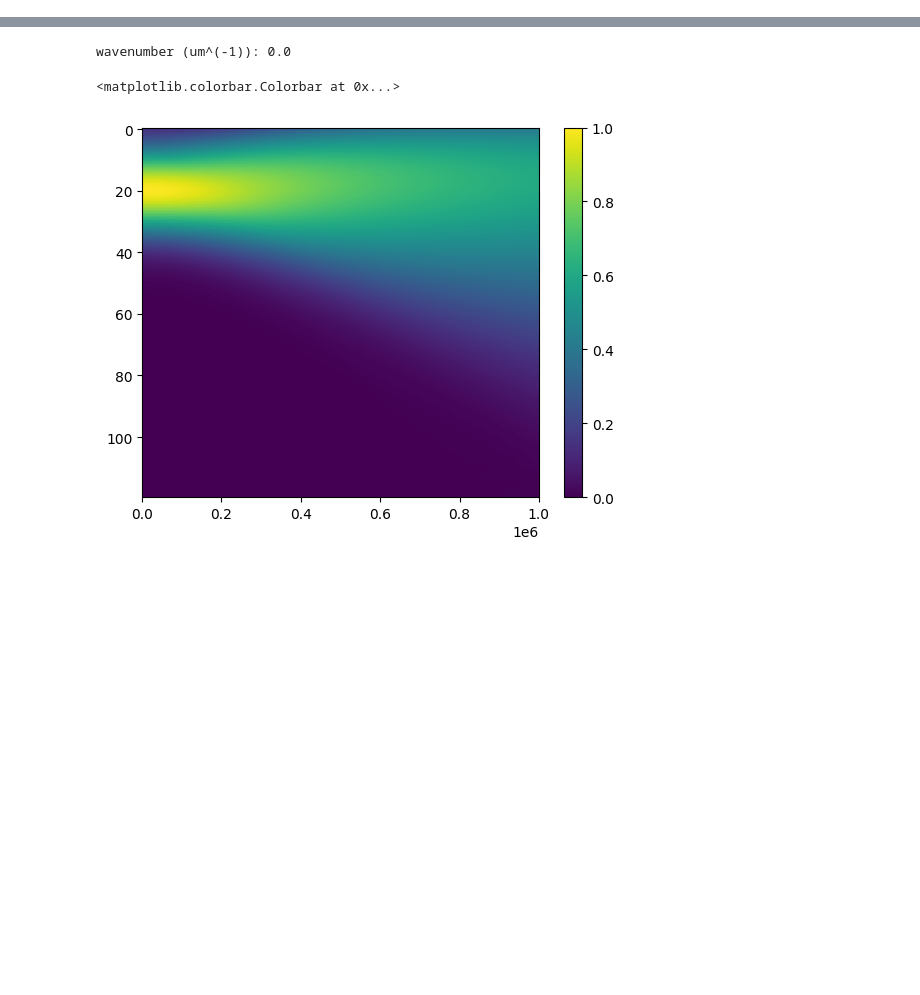
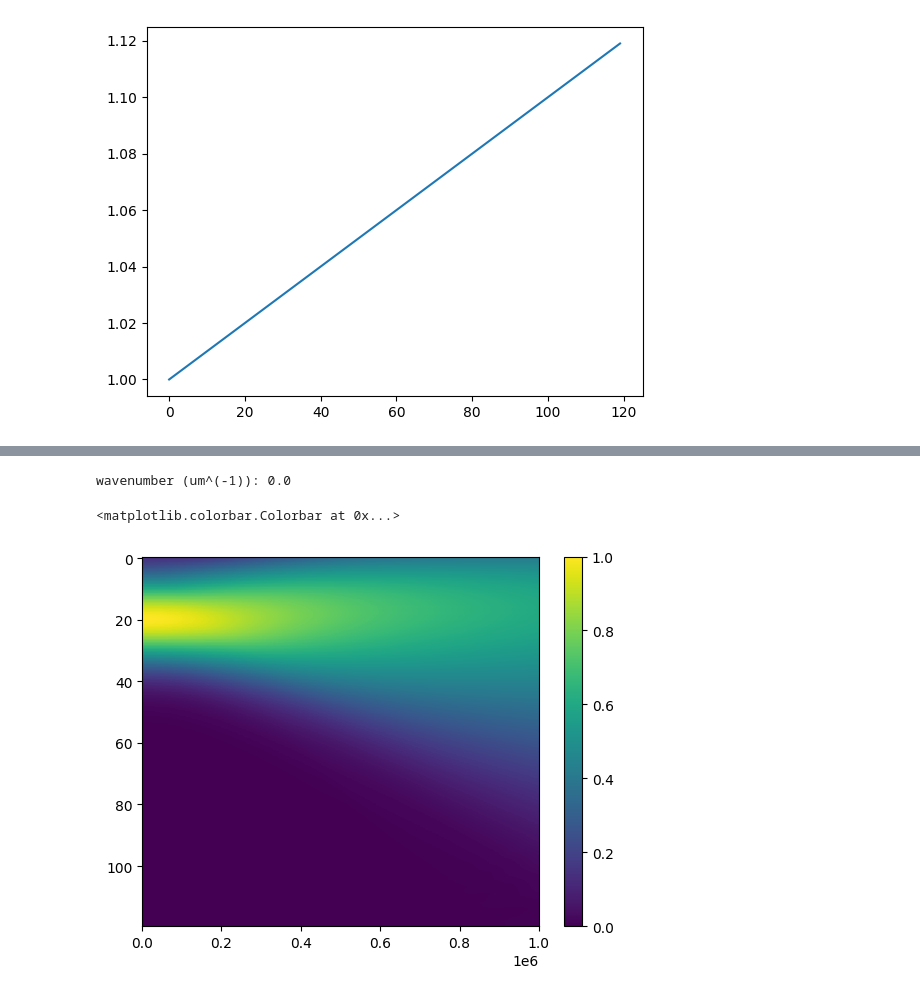
Before and after one commit to TurnerEntenmann/Research, a Jupyter notebook: test.ipynb, the cells around one changed output, grey strips where cells are left out. Drawn from its saved outputs; the diff is of its cells as text; code cells hidden in the pictures; blank space fills up the shorter version.

Commit message:
linear n test

```diff
--- a/test.ipynb
+++ b/test.ipynb
@@ -103,7 +103,7 @@ def get_kz(k, angle):
 # physical params
 lam0 = 200 * 10**(-3) # micrometers
 # lam = 200 * 10**(-9) # meters
-k0 = 2*np.pi/lam
+k0 = 2*np.pi/lam0
 
 lam1 = lam0 / 1.5
 k1 = 2*np.pi/lam1
@@ -117,14 +117,14 @@ x_step = 10**(-1)
 x_0 = -6
 x_max = 6
 
-z_step = 1*10**(-4)
+z_step = 1*10**(-3)
 z_0 = 0
 z_max = 1*10**(2)
 hlim = z_max / z_step
 
 kxs = np.arange(0, 1, 0.02)
 
-angles = get_angle(k, kxs)
+angles = get_angle(k0, kxs)
 kzs0 = get_kz(k0, angles)
 kzs1 = get_kz(k1, angles)
 
@@ -137,20 +137,28 @@ big_kz0 = np.cos(big_angle) * k0
 big_kx1 = np.sin(big_angle) * k1
 big_kz1 = np.cos(big_angle) * k1
 # %%
+def linear_n(x):
+    return 1.06 + (z_step / x_step) * x
+
+n_lin = [linear_n(x) for x in x_list]
+
+plt.plot(n_lin)
 # n lists
 n_well_list = np.array([n_sqr_well(x) for x in x_list])
 n_free = [1 for x in x_list]
 n_glass0 = n_step0(x_list, a=2)
 n_glass_sharp0 = [n_step_sharp0(x) for x in x_list]
 
 n_glass1 = n_step1(x_list, a=2)
 n_glass_sharp1 = [n_step_sharp1(x) for x in x_list]
 
 s_val = 25
 p_val = 7
 ss_val = 5
 n_smooth = savgol_filter(n_well_list, s_val, p_val)
 n_ss = uniform_filter1d(n_smooth, ss_val)
+# %% [output]
+[figure, added]
 # %%
 # plt.plot(n_well_list)
 # plt.plot(n_free)
```
Also changed, not shown: parts of 1 cell of this notebook.
